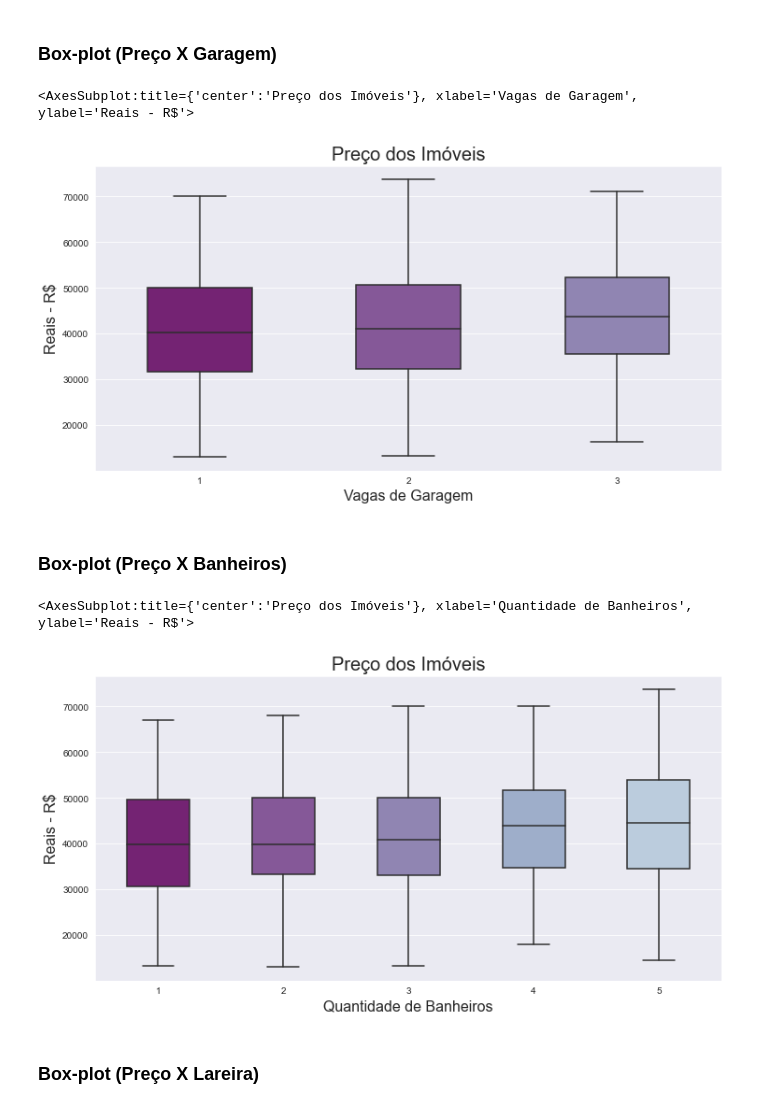
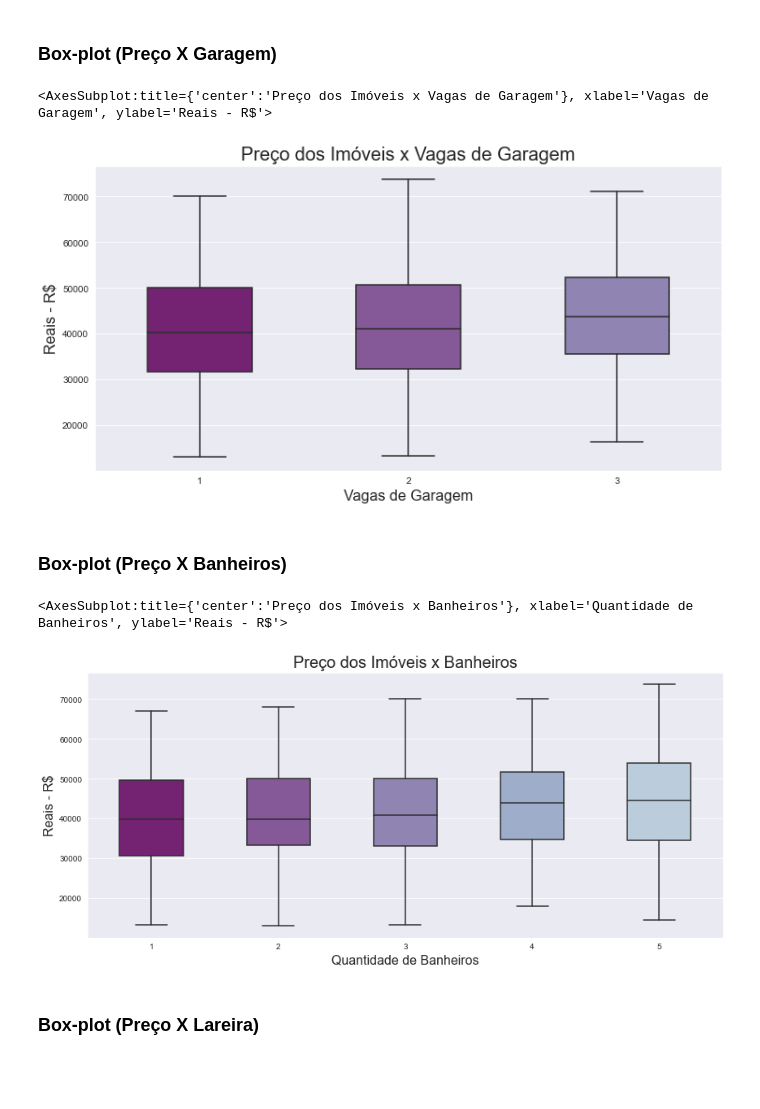
Before and after one commit to jordanfalcao/data-analytics, a Jupyter notebook: Regressão Linear - Relações e Prevendo Resultados/Regressao Linear - Exercicio.ipynb, the cells around one changed output. Drawn from its saved outputs; the diff is of its cells as text; code cells hidden in the pictures; blank space fills up the shorter version.

```diff
--- a/Regressão Linear - Relações e Prevendo Resultados/Regressao Linear - Exercicio.ipynb
+++ b/Regressão Linear - Relações e Prevendo Resultados/Regressao Linear - Exercicio.ipynb
@@ -161,25 +161,25 @@ Faça um box plot da variável dependente em conjunto com cada variável explica
 # boxplot do preço de acordo coma quantidade de vagas na garagem
 ax = sns.boxplot(y = 'precos', x = 'garagem', data = dados, orient = 'v', width = 0.5)
 ax.figure.set_size_inches(12, 6)
-ax.set_title('Preço dos Imóveis', fontsize = 20)
+ax.set_title('Preço dos Imóveis x Vagas de Garagem', fontsize = 20)
 ax.set_ylabel('Reais - R$', fontsize = 16)
 ax.set_xlabel('Vagas de Garagem', fontsize = 16)
 ax
 # %% [output]
-<AxesSubplot:title={'center':'Preço dos Imóveis'}, xlabel='Vagas de Garagem', ylabel='Reais - R$'>
+<AxesSubplot:title={'center':'Preço dos Imóveis x Vagas de Garagem'}, xlabel='Vagas de Garagem', ylabel='Reais - R$'>
-[figure, old version]
+[figure, new version]
 # %% [markdown]
 ### Box-plot (Preço X Banheiros)
 # %%
 # boxplot do preço de acordo coma quantidade de banheiros
 ax = sns.boxplot(y = 'precos', x = 'banheiros', data = dados, orient = 'v', width = 0.5)
-ax.figure.set_size_inches(12, 6)
-ax.set_title('Preço dos Imóveis', fontsize = 20)
+ax.figure.set_size_inches(14, 6)
+ax.set_title('Preço dos Imóveis x Banheiros', fontsize = 20)
 ax.set_ylabel('Reais - R$', fontsize = 16)
 ax.set_xlabel('Quantidade de Banheiros', fontsize = 16)
 ax
 # %% [output]
-<AxesSubplot:title={'center':'Preço dos Imóveis'}, xlabel='Quantidade de Banheiros', ylabel='Reais - R$'>
+<AxesSubplot:title={'center':'Preço dos Imóveis x Banheiros'}, xlabel='Quantidade de Banheiros', ylabel='Reais - R$'>
-[figure, old version]
+[figure, new version]
 # %% [markdown]
 ### Box-plot (Preço X Lareira)
```
Also changed, not shown: parts of 23 cells of this notebook, 3 other files.
